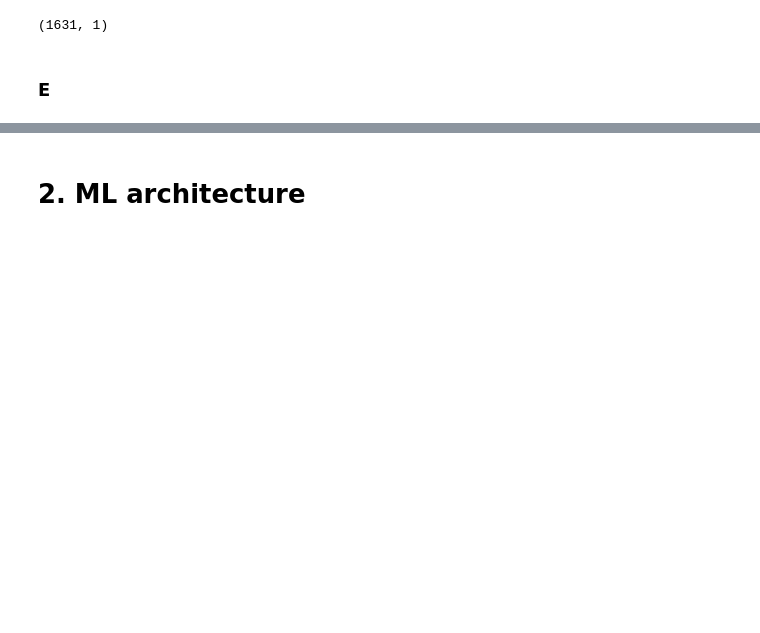
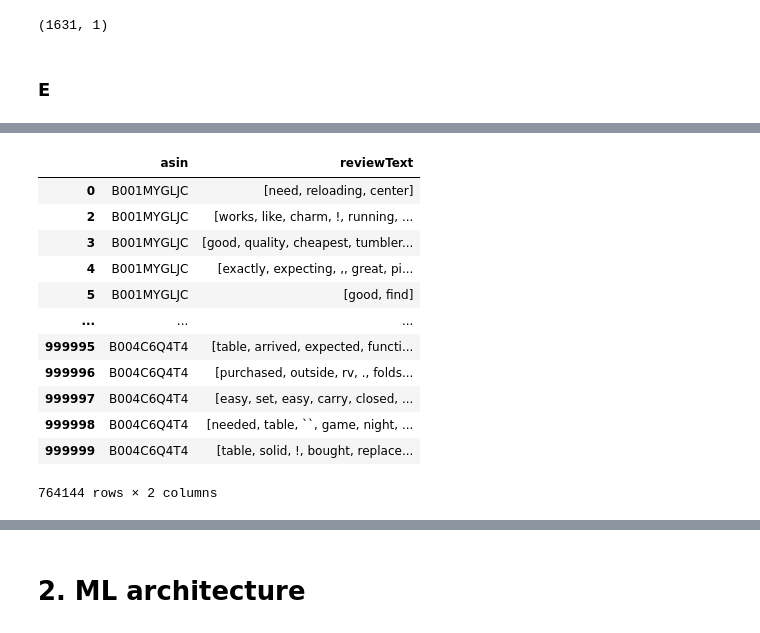
Before and after one commit to bofanh/CSCI_626_Information_Retrieval, a Jupyter notebook: IRProject.ipynb, the cells around one changed output, grey strips where cells are left out. Cells and saved outputs as stored; diff of their text form; code cells hidden in the pictures; blank space fills up the shorter version.

```diff
--- a/IRProject.ipynb
+++ b/IRProject.ipynb
@@ -207,0 +202,18 @@ See the caveats in the documentation: https://pandas.pydata.org/pandas-docs/stab
+# %%
+# E
+df_asin = df[['asin','reviewText']].copy()
+df_asin
+# %% [output]
+|  | asin | reviewText |
+| 0 | B001MYGLJC | [need, reloading, center] |
+| 2 | B001MYGLJC | [works, like, charm, !, running, ... |
+| 3 | B001MYGLJC | [good, quality, cheapest, tumbler... |
+| 4 | B001MYGLJC | [exactly, expecting, ,, great, pi... |
+| 5 | B001MYGLJC | [good, find] |
+| ... | ... | ... |
+| 999995 | B004C6Q4T4 | [table, arrived, expected, functi... |
+| 999996 | B004C6Q4T4 | [purchased, outside, rv, ., folds... |
+| 999997 | B004C6Q4T4 | [easy, set, easy, carry, closed, ... |
+| 999998 | B004C6Q4T4 | [needed, table, ``, game, night, ... |
+| 999999 | B004C6Q4T4 | [table, solid, !, bought, replace... |
+764144 rows × 2 columns
```
Also changed, not shown: parts of 10 cells of this notebook.
